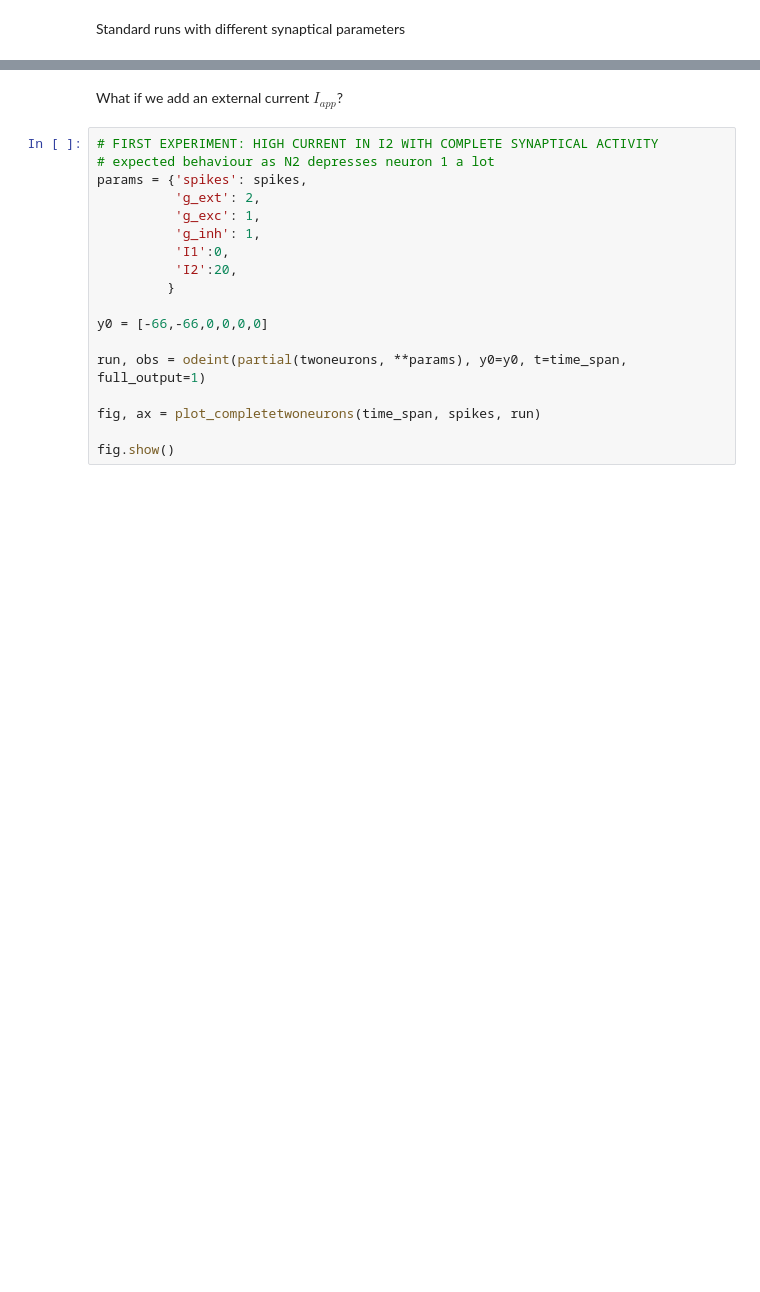
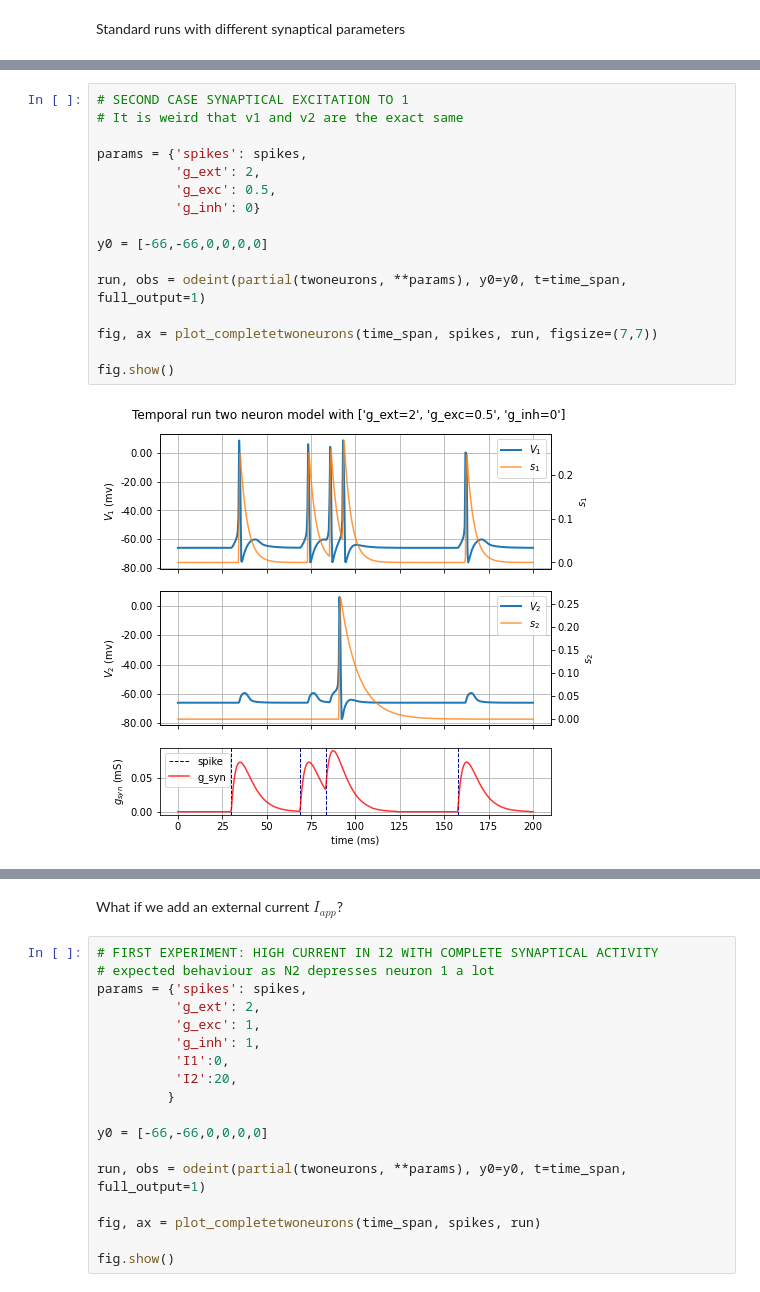
Before and after one commit to jaumecolomhernandez/mmb-mathneuroscience2, a Jupyter notebook: two_neuron_dynamics.ipynb, the cells around one changed output, grey strips where cells are left out. Cells and saved outputs as stored; diff of their text form; blank space fills up the shorter version.

```diff
--- a/two_neuron_dynamics.ipynb
+++ b/two_neuron_dynamics.ipynb
@@ -281,3 +281,21 @@ fig.show()
+# %%
+# SECOND CASE SYNAPTICAL EXCITATION TO 1
+# It is weird that v1 and v2 are the exact same
+
+params = {'spikes': spikes,
+          'g_ext': 2,
+          'g_exc': 0.5,
+          'g_inh': 0}
+
+y0 = [-66,-66,0,0,0,0]
+
+run, obs = odeint(partial(twoneurons, **params), y0=y0, t=time_span, full_output=1)
+
+fig, ax = plot_completetwoneurons(time_span, spikes, run, figsize=(7,7))
+
+fig.show()
+# %% [output]
+[figure, added]
 # %%
 # THIRD CASE SYNAPTICAL EXCITATION AND INHIBITION TO 1
 # Realize that now there are less spikes, but still same v1 and v2 behaviour
```
Also changed, not shown: parts of 8 cells of this notebook, 5 other files.
